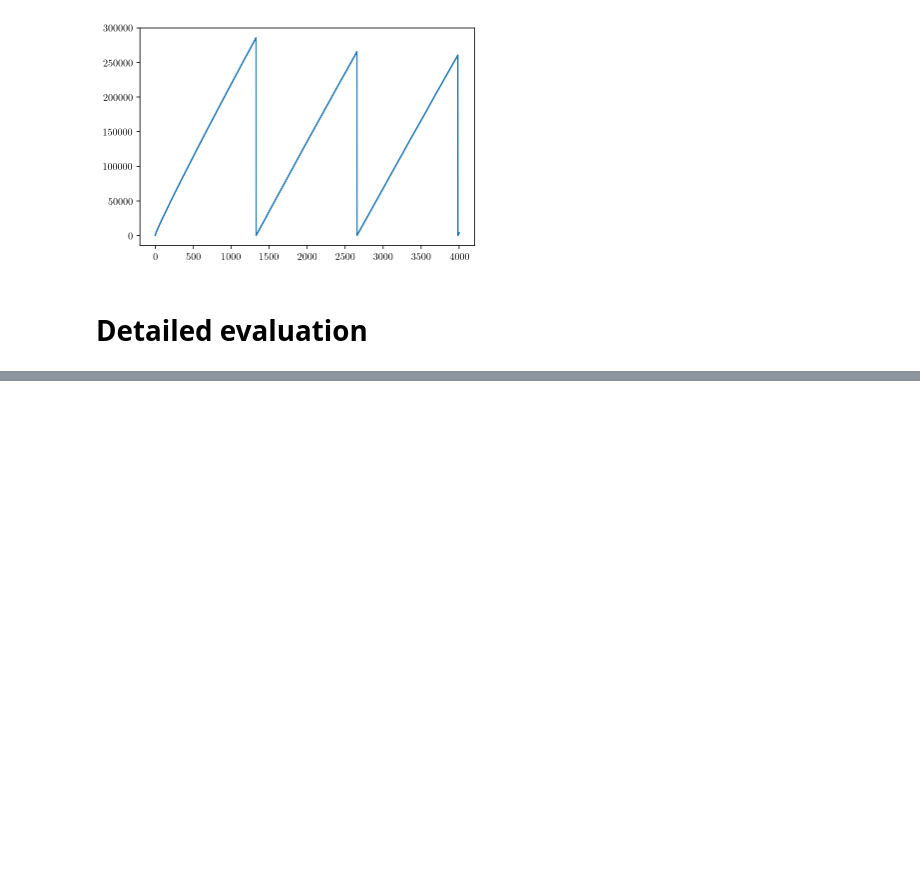
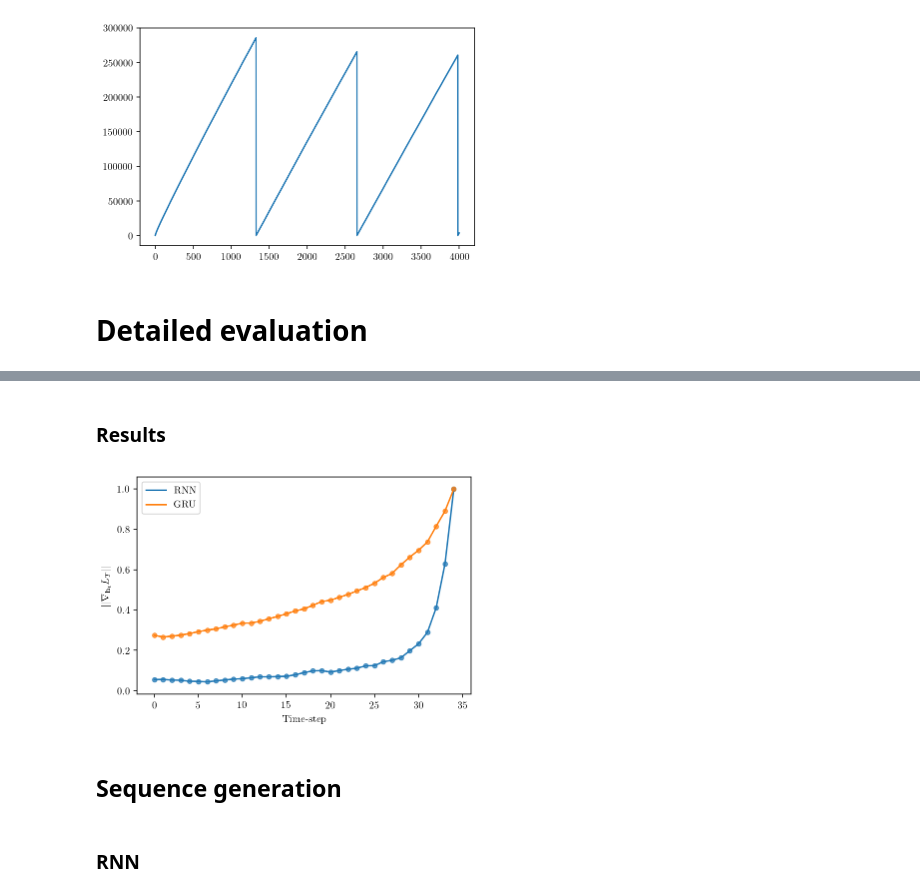
Before and after one commit to bdura/deep-learning, a Jupyter notebook: notebooks/Assignment 2.ipynb, the cells around one changed output, grey strips where cells are left out. Cells and saved outputs as stored; diff of their text form; code cells hidden in the pictures; blank space fills up the shorter version.

```diff
--- a/notebooks/Assignment 2.ipynb
+++ b/notebooks/Assignment 2.ipynb
@@ -79,0 +195,5 @@ weights = utils.load_weights(experiments['1-rnn']['folder'])
+# %%
+rnn_gradients = training.run_epoch(rnn, valid_data, return_grads=True, max_steps=1)[-1]
+# %%
+rnn_norms = np.array([np.linalg.norm(grad) for grad in rnn_gradients])
+rnn_norms /= rnn_norms.max()
@@ -79,0 +202,29 @@ weights = utils.load_weights(experiments['1-rnn']['folder'])
+# %%
+gru_gradients = training.run_epoch(gru, valid_data, return_grads=True, max_steps=1)[-1]
+# %%
+gru_norms = np.array([np.linalg.norm(grad) for grad in gru_gradients])
+gru_norms /= gru_norms.max()
+# %% [markdown]
+### Results
+# %%
+seq_len = 35
+t = np.arange(seq_len)
+
+plt.plot(rnn_norms, label='RNN')
+plt.scatter(t, rnn_norms, alpha=.7, s=20)
+
+plt.plot(gru_norms, label='GRU')
+plt.scatter(t, gru_norms, alpha=.7, s=20)
+
+plt.legend()
+
+plt.ylabel(r'$\left|\left| \nabla_{\mathbf{h}_t} L_T \right|\right|$')
+plt.xlabel('Time-step')
+
+plt.savefig('output/problem5/2.pdf', bbox_inches='tight')
+# %% [output]
+[figure, added]
+# %% [markdown]
+## Sequence generation
+# %% [markdown]
+### RNN
```
Also changed, not shown: parts of 28 cells of this notebook, 1 other file.
